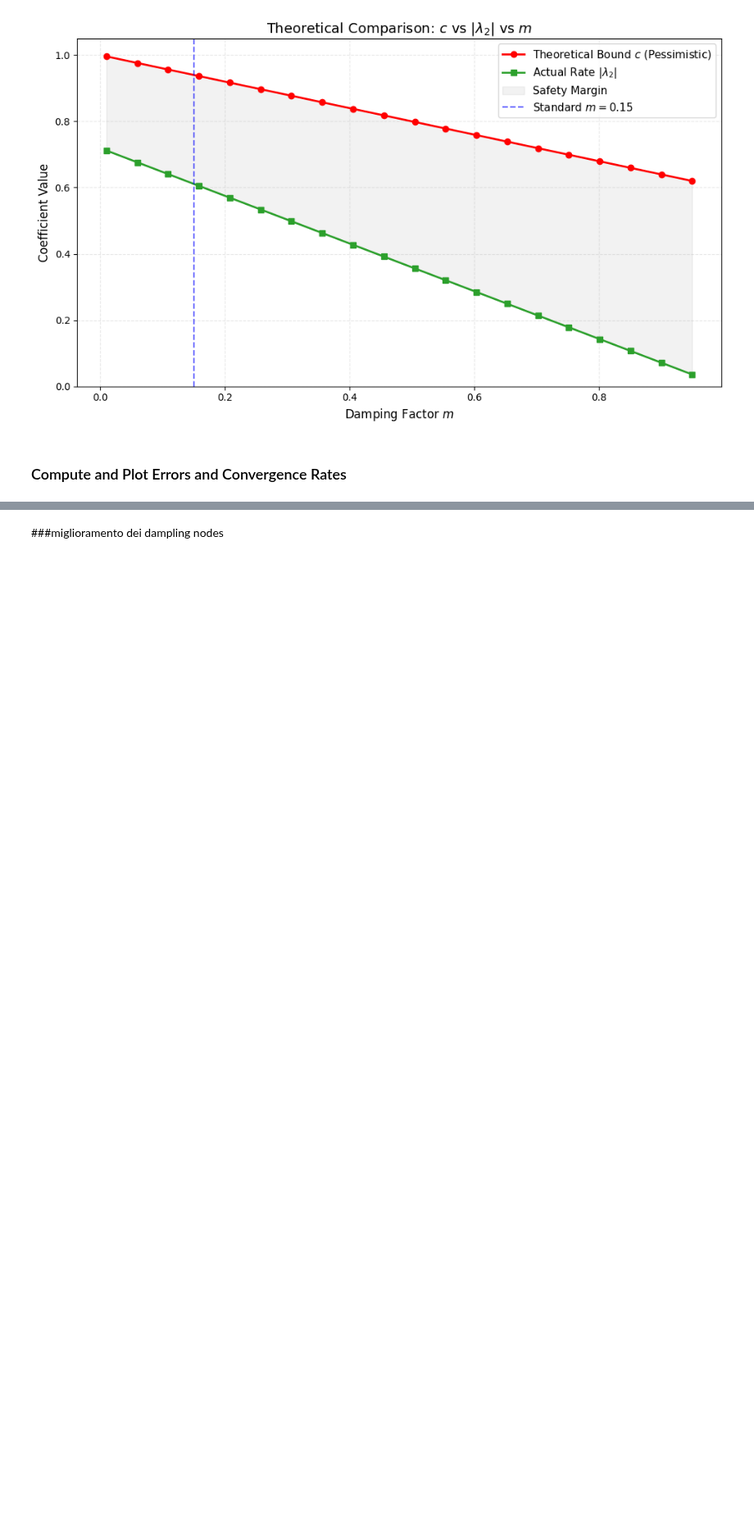
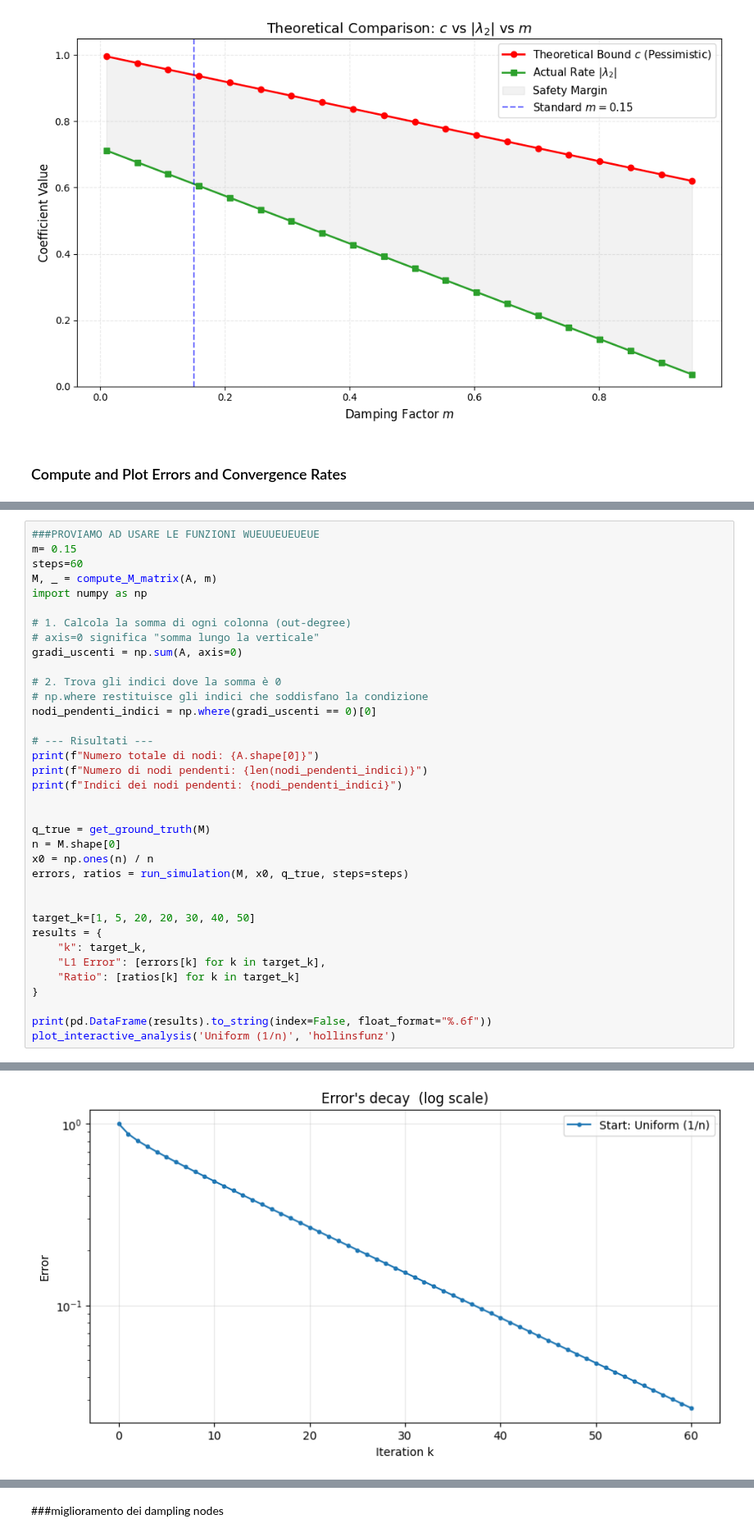
Before and after one commit to giorgiozoccatelli/ComputationalLinearAlgebra, a Jupyter notebook: PageRank/es11.ipynb, the cells around one changed output, grey strips where cells are left out. Shown at 82% size. Cells and saved outputs as stored; diff of their text form; blank space fills up the shorter version.

```diff
--- a/PageRank/es11.ipynb
+++ b/PageRank/es11.ipynb
@@ -839,0 +800,37 @@ Teorico (1-m): 0.8500
+# %%
+###PROVIAMO AD USARE LE FUNZIONI WUEUUEUEUEUE
+m= 0.15
+steps=60
+M, _ = compute_M_matrix(A, m)
+import numpy as np
+
+# 1. Calcola la somma di ogni colonna (out-degree)
+# axis=0 significa "somma lungo la verticale"
+gradi_uscenti = np.sum(A, axis=0)
+
+# 2. Trova gli indici dove la somma è 0
+# np.where restituisce gli indici che soddisfano la condizione
+nodi_pendenti_indici = np.where(gradi_uscenti == 0)[0]
+
+# --- Risultati ---
+print(f"Numero totale di nodi: {A.shape[0]}")
+print(f"Numero di nodi pendenti: {len(nodi_pendenti_indici)}")
+print(f"Indici dei nodi pendenti: {nodi_pendenti_indici}")
+
+
+q_true = get_ground_truth(M)
+n = M.shape[0]
+x0 = np.ones(n) / n
+errors, ratios = run_simulation(M, x0, q_true, steps=steps)
+
+
+target_k=[1, 5, 20, 20, 30, 40, 50]
+results = {
+    "k": target_k,
+    "L1 Error": [errors[k] for k in target_k],
+    "Ratio": [ratios[k] for k in target_k]
+}
+
+print(pd.DataFrame(results).to_string(index=False, float_format="%.6f"))
+plot_interactive_analysis('Uniform (1/n)', 'hollinsfunz')
+# %% [output]
@@ -839,0 +853 @@ Teorico (1-m): 0.8500
+[figure, added]
```
Also changed, not shown: parts of 6 cells of this notebook, 17 other files.
